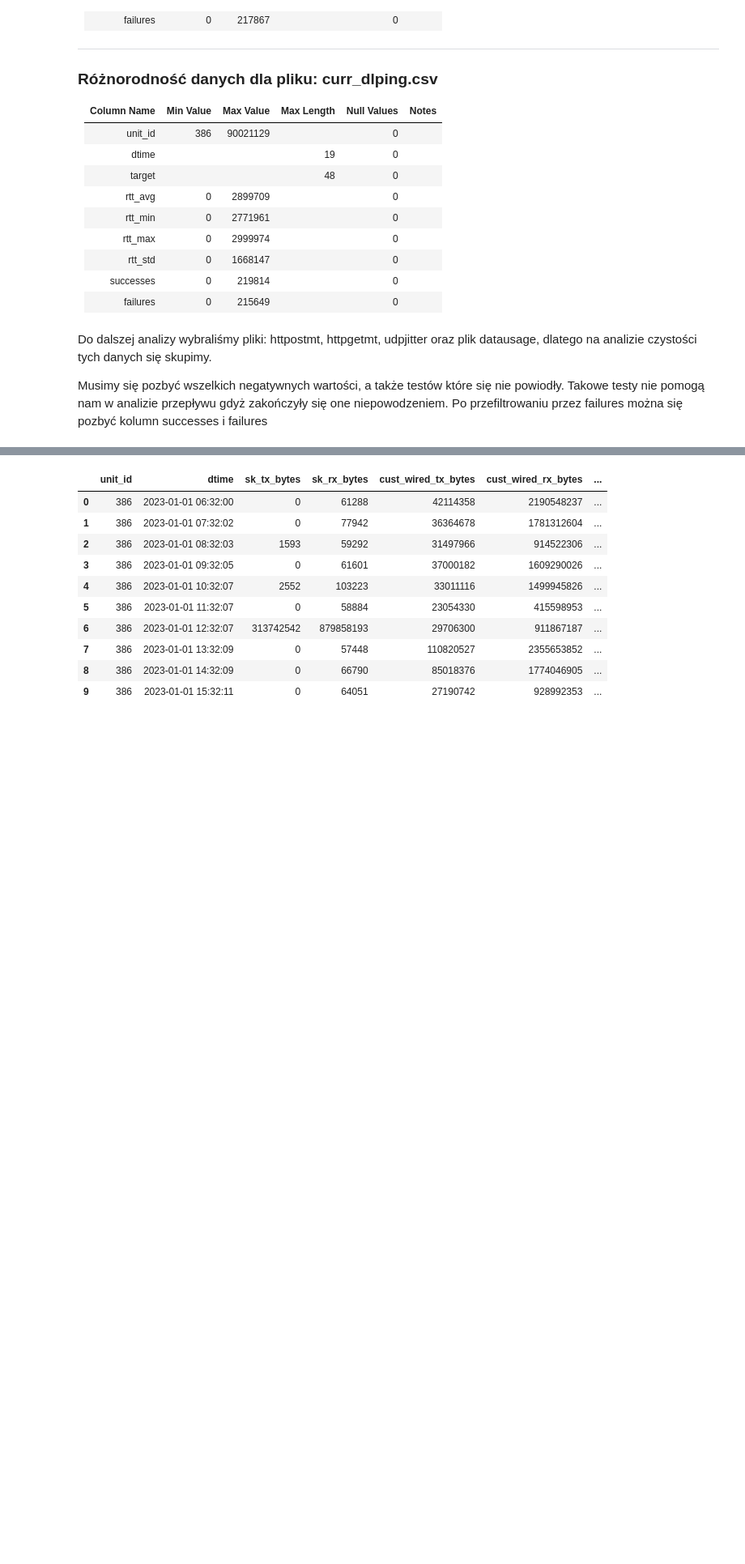
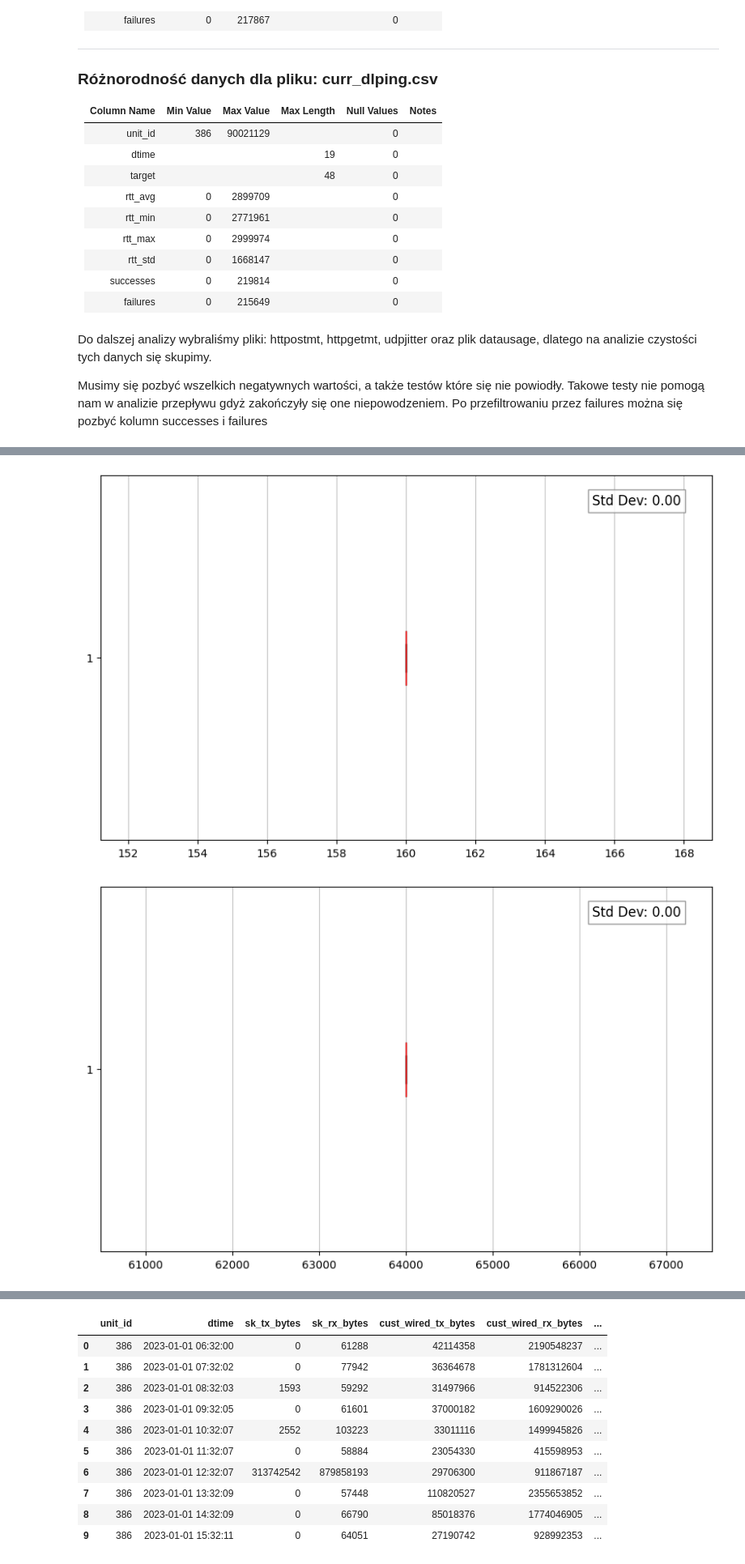
Before and after one commit to Arut3nCodes/PAMSI-part-one, a Jupyter notebook: DataCleanlinessStudy.ipynb, the cells around one changed output, grey strips where cells are left out. Shown: that part at 81% size. Drawn from its saved outputs; the diff is of its cells as text; code cells hidden in the pictures; blank space fills up the shorter version.

```diff
--- a/DataCleanlinessStudy.ipynb
+++ b/DataCleanlinessStudy.ipynb
@@ -442,3 +487,12 @@ cleandf.head(10)
 | 7 | 386 | 2023-01-03 09:41:03 | sp2-vm-newyork-us.samknows.com | 160 | 64000 | 15048972 | 500 | 500 | ... |
 | 8 | 386 | 2023-01-03 10:41:02 | sp2-vm-newyork-us.samknows.com | 160 | 64000 | 15071247 | 500 | 500 | ... |
 | 9 | 386 | 2023-01-03 11:41:09 | sp2-vm-newyork-us.samknows.com | 160 | 64000 | 16666474 | 500 | 500 | ... |
+# %%
+numeric_columns = ['packet_size', 'stream_rate', 'duration', 'packets_up_sent',
+                   'packets_down_sent', 'packets_up_recv', 'packets_down_recv',
+                   'jitter_up', 'jitter_down', 'latency']
+
+value_distribution_visualization(cleandf, numeric_columns)
+# %% [output]
+[figure, added]
+[figure, added]
```
Also changed, not shown: parts of 6 cells of this notebook.
